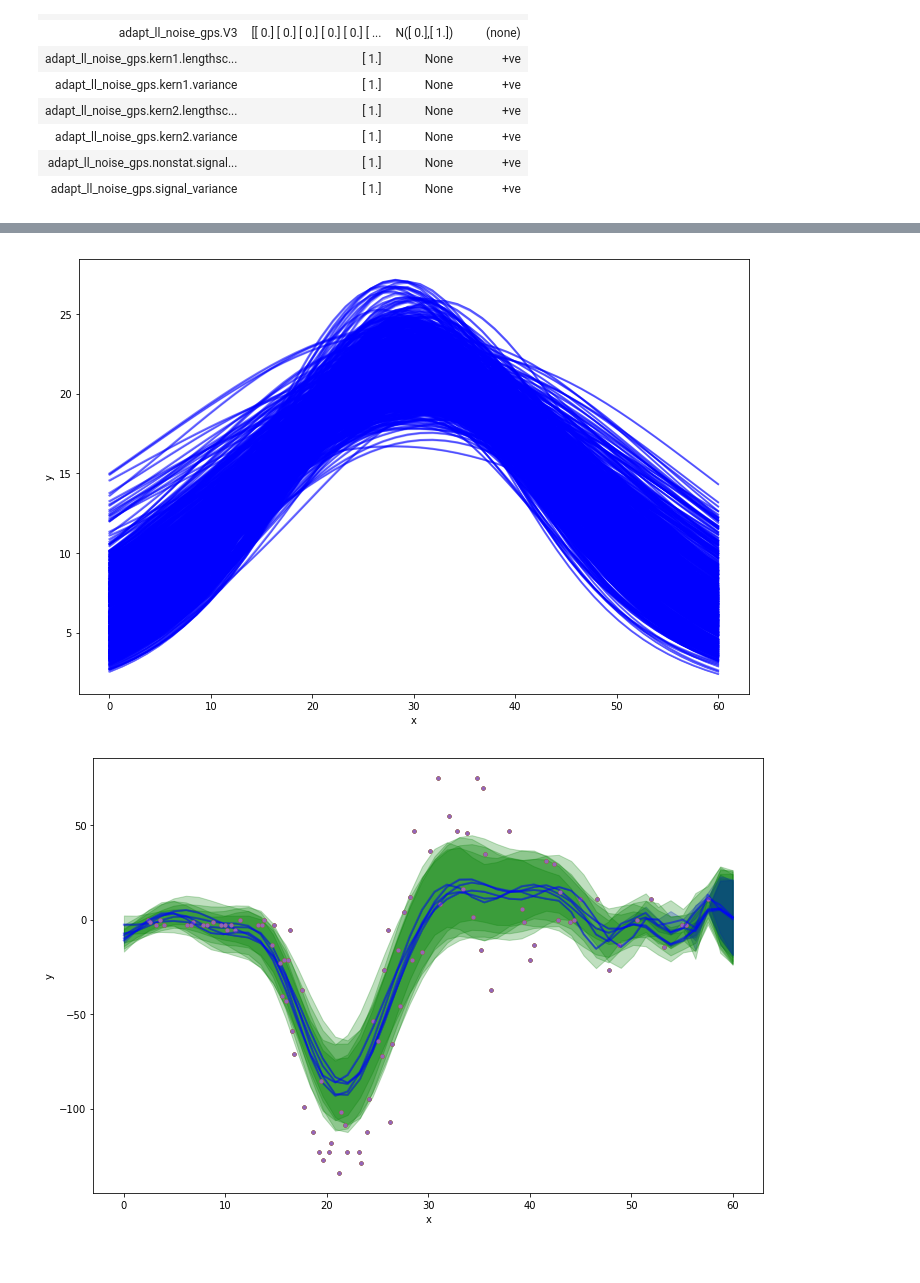
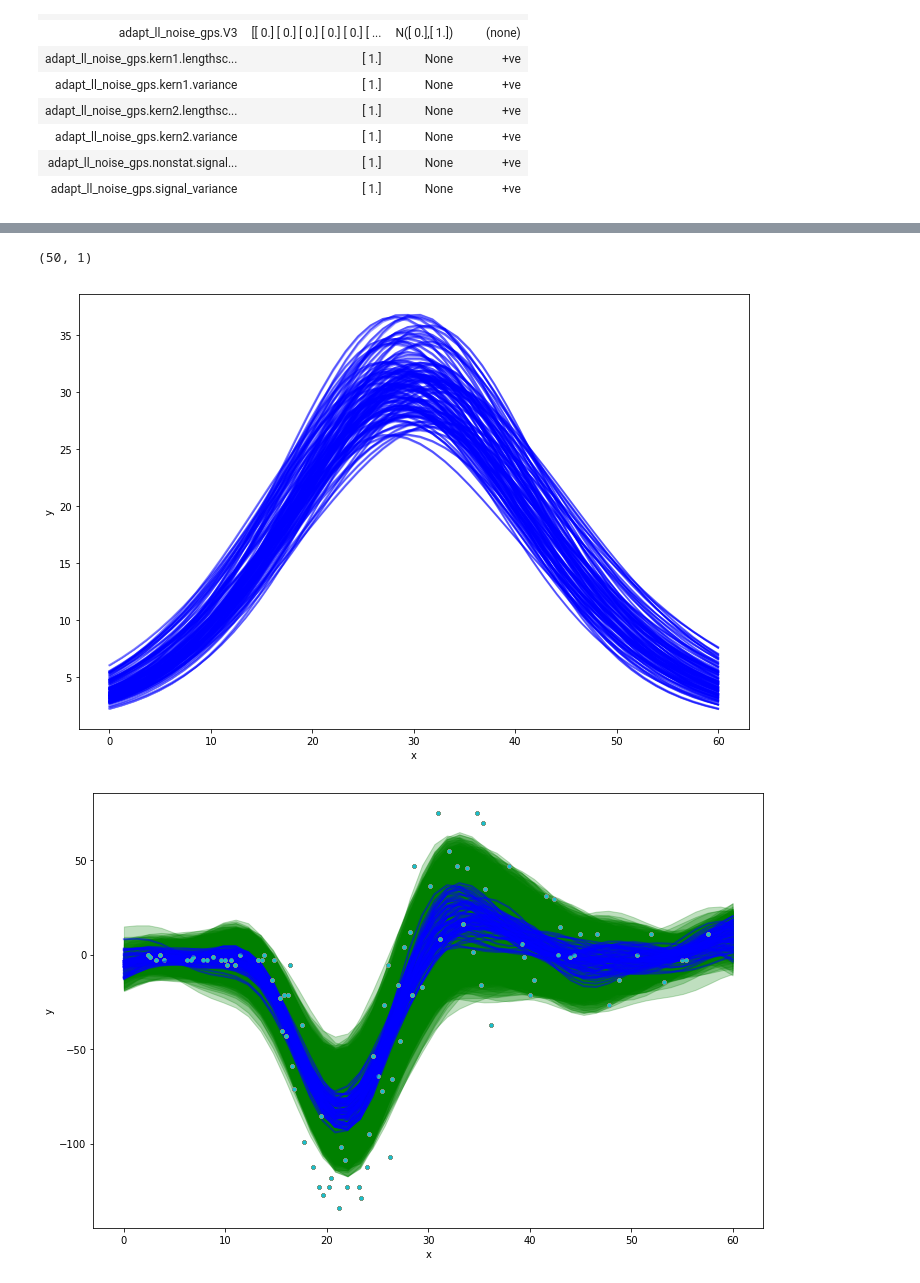
Before and after one commit to nawalgao/AdaptiveGPFlow, a Jupyter notebook: notebooks/AdaptLAdaptN.ipynb, the cells around one changed output, grey strips where cells are left out. Cells and saved outputs as stored; diff of their text form; code cells hidden in the pictures.

```diff
--- a/notebooks/AdaptLAdaptN.ipynb
+++ b/notebooks/AdaptLAdaptN.ipynb
@@ -149,8 +140,8 @@ def visualize(Xgrid, M, L, U):
     plt.ylabel('y')
     return
 # %%
-mini = 505
-maxi = 1110
+mini = 50
+maxi = 110
 plt.figure(figsize=(12,8))
 for i in xrange(mini,maxi):
     visualize(xnew, MeanL[i,:], LowerL[i,:], UpperL[i,:])
@@ -159,3 +150,7 @@ for i in xrange(mini,maxi):
+# %%
+v1.shape
+# %% [output]
+(50, 1)
 # %%
 mean_n_mat = np.zeros(shape = (samples.shape[0], xx.shape[0]))
 var_n_mat = np.zeros(shape = (samples.shape[0], xx.shape[0]))
@@ -176,13 +171,13 @@ MeanN = np.exp(mean_n_mat)
 LowerN = np.exp(LowerlogN)
 UpperN = np.exp(UpperlogN)
 # %%
-mini = 500
-maxi = 1110
+mini = 50
+maxi = 151
 plt.figure(figsize=(12,8))
 for i in xrange(mini,maxi):
     visualize(xnew, MeanN[i,:], LowerN[i,:], UpperN[i,:])
 # %% [output]
-[figure, old version]
+[figure, new version]
 # %%
 sig_samples = m.signal_variance.get_samples_df(samples)
 signal_var = np.array([])
@@ -195,7 +190,7 @@ var_f_mat = np.zeros(shape = (samples.shape[0], xx.shape[0]))
 for i, s in sample_df.iterrows():
     m.set_parameter_dict(s)
     mean1, v1 = m.predict_f(xx)
-    var1 = v1[:,:]
+    var1 = v1[:,:,0]
     mean_f_mat[i,:] = mean1[:,0]
     var_f_mat[i,:] = np.diag(var1)
 # %%
@@ -204,7 +199,7 @@ std_f_mat = np.sqrt(var_f_mat)
 Lowerf = mean_f_mat - 2*std_f_mat
 Upperf = mean_f_mat + 2*std_f_mat
 # %%
-def visualize_all(Xgrid, M1, L1, U1, U2, signal_var):
+def visualize_all(Xgrid, M1, L1, U1, U2):
     """
     Visualize
     """
@@ -221,12 +216,12 @@ def visualize_all(Xgrid, M1, L1, U1, U2, signal_var):
     plt.ylabel('y')
     return
 # %%
-mini = 300
-maxi = 305
+mini = 100
+maxi = 180
 plt.figure(figsize=(12,8))
 for i in xrange(mini,maxi):
     visualize_all(xnew, mean_f_mat[i,:],
               Lowerf[i,:], Upperf[i,:],
-              UpperN[i,:], signal_var[i])
+              UpperN[i,:])
 # %% [output]
-[figure, old version]
+[figure, new version]
```
Also changed, not shown: parts of 6 cells of this notebook, 8 other files.
